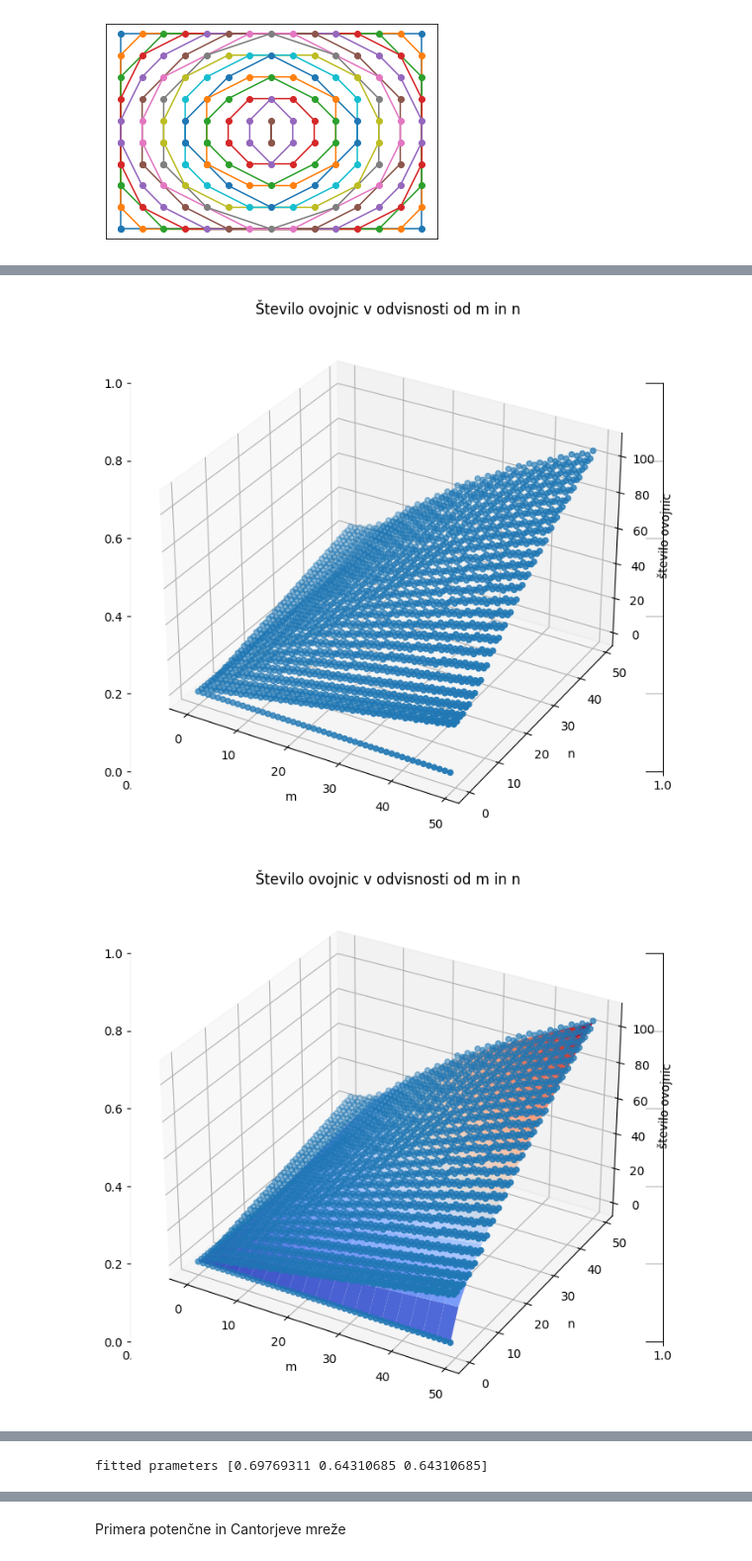
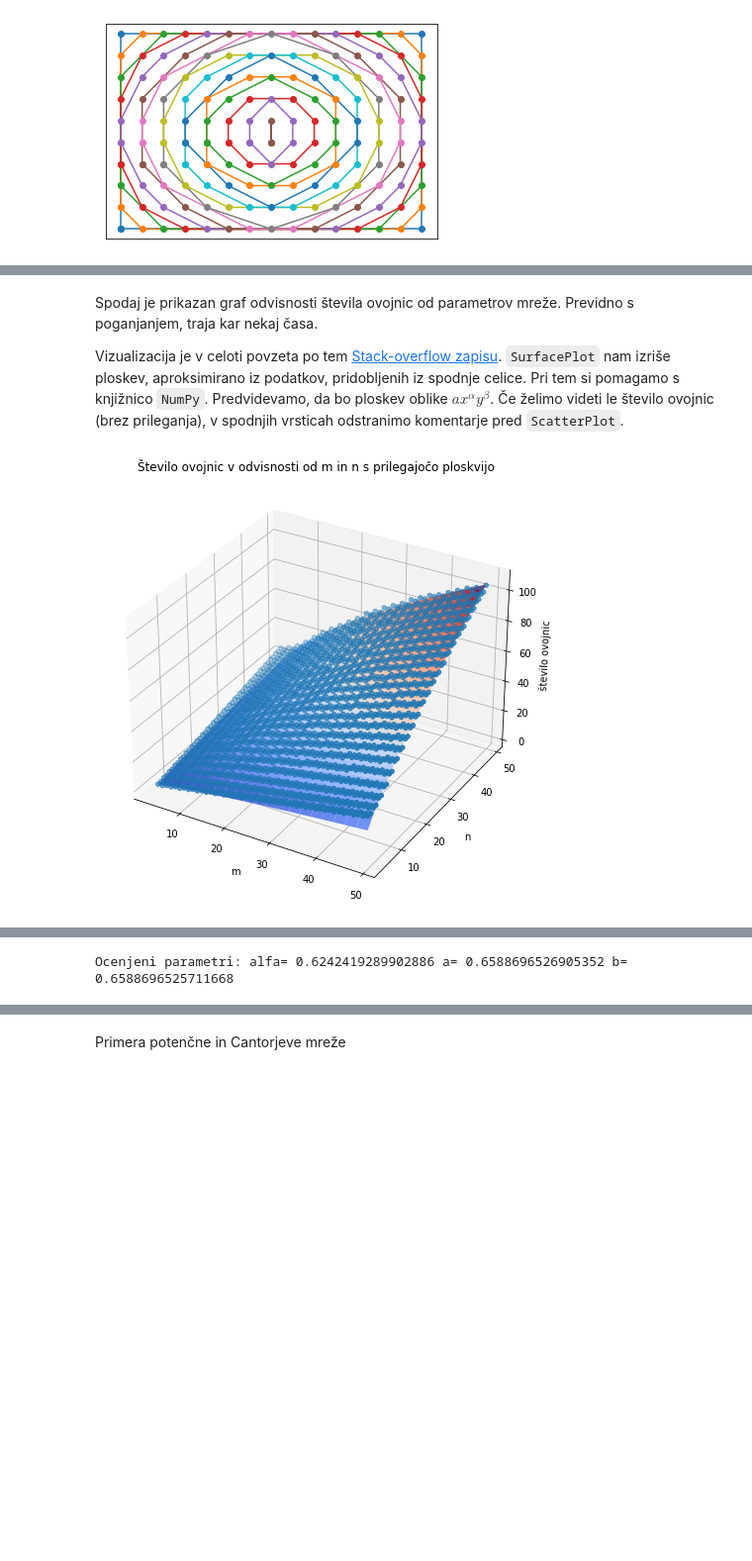
Before and after one commit to mitja-mandic/grid-peeling, a Jupyter notebook: vizualizacija.ipynb, the cells around one changed output, grey strips where cells are left out. Shown: that part at 99% size. Cells and saved outputs as stored; diff of their text form; code cells hidden in the pictures; blank space fills up the shorter version.

````diff
--- a/vizualizacija.ipynb
+++ b/vizualizacija.ipynb
@@ -63,21 +61,21 @@ Spodaj je prikazan graf odvisnosti števila ovojnic od parametrov mreže. Previd
+# %% [markdown]
+Spodaj je prikazan graf odvisnosti števila ovojnic od parametrov mreže. Previdno s poganjanjem, traja kar nekaj časa.
+
+Vizualizacija je v celoti povzeta po tem [Stack-overflow zapisu](https://stackoverflow.com/questions/53506257/fitting-3d-data?noredirect=1&lq=1). ```SurfacePlot``` nam izriše ploskev, aproksimirano iz podatkov, pridobljenih iz spodnje celice. Pri tem si pomagamo s knjižnico ```NumPy```. Predvidevamo, da bo ploskev oblike $ax^{\alpha}y^{\beta}$. Če želimo videti le število ovojnic (brez prileganja), v spodnjih vrsticah odstranimo komentarje pred ```ScatterPlot```.
 # %%
 sez_x = []
 sez_y = []
 sez_z = []
-for i in range(50):
-    for j in range(50):
+for i in range(3,50):
+    for j in range(3,50):
         st = grid_peel_graham(enakomerna_mreza(i,j))
         sez_x.append(i)
         sez_y.append(j)
         sez_z.append(len(st[1]))
 # %%
-graphWidth = 800 # units are pixels
-graphHeight = 600 # units are pixels
+def SurfacePlot(func, data, fittedParameters):
+    f = plt.figure(figsize=(8.0, 6.0))#, dpi=100)
 
-def SurfacePlot(func, data, fittedParameters):
-    f = plt.figure(figsize=(graphWidth/100.0, graphHeight/100.0), dpi=100)
-
-    plt.grid(True)
     axes = Axes3D(f)
 
     x_data = data[0]
@@ -94,7 +92,7 @@ def SurfacePlot(func, data, fittedParameters):
 
     axes.scatter(x_data, y_data, z_data) # show data along with plotted surface
 
-    axes.set_title('Število ovojnic v odvisnosti od m in n')
+    axes.set_title('Število ovojnic v odvisnosti od m in n s prilegajočo ploskvijo')
     axes.set_xlabel('m')
     axes.set_ylabel('n')
     axes.set_zlabel('število ovojnic')
@@ -104,9 +102,8 @@ def SurfacePlot(func, data, fittedParameters):
     plt.close('all') # clean up after using pyplot or else thaere can be memory and process problems
 
 def ScatterPlot(data):
-    f = plt.figure(figsize=(graphWidth/100.0, graphHeight/100.0), dpi=100)
+    f = plt.figure(figsize=(4.0, 4.0), dpi=100)
 
-    plt.grid(True)
     axes = Axes3D(f)
     x_data = data[0]
     y_data = data[1]
@@ -116,36 +113,34 @@ def ScatterPlot(data):
 
     axes.set_title('Število ovojnic v odvisnosti od m in n')
     axes.set_xlabel('m')
     axes.set_ylabel('n')
     axes.set_zlabel('število ovojnic')
 
     #plt.savefig("slike/mxn_3d_tocke_fit.jpg",bbox_inches='tight', dpi=300)
     plt.show()
     plt.close('all') # clean up after using pyplot or else thaere can be memory and process problems
 
 def func(data, a, alpha, beta):
     x = data[0]
     y = data[1]
     return a * (x**alpha) * (y**beta)
 
 if __name__ == "__main__":
     xData = np.array(sez_x)
     yData = np.array(sez_y)
     zData = np.array(sez_z)
 
     data = [xData, yData, zData]
 
     initialParameters = [1.0, 1.0, 1.0] # these are the same as scipy default values in this example
 
     # here a non-linear surface fit is made with scipy's curve_fit()
-    fittedParameters, pcov = scipy.optimize.curve_fit(func, [xData, yData], zData, p0 = initialParameters)
+    fittedParameters, _ = scipy.optimize.curve_fit(func, [xData, yData], zData, p0 = initialParameters)
 
-    ScatterPlot(data)
+    #ScatterPlot(data)
     SurfacePlot(func, data, fittedParameters)
 
-    print('fitted prameters', fittedParameters)
 
-    modelPredictions = func(data, *fittedParameters)
+    print('Ocenjeni parametri:', 'alfa=', fittedParameters[0], 'a=', fittedParameters[1],'b=',fittedParameters[2])
 # %% [output]
-[figure, old version]
+[figure, new version]
-[figure, removed]
@@ -153 +147 @@ if __name__ == "__main__":
-fitted prameters [0.69769311 0.64310685 0.64310685]
+Ocenjeni parametri: alfa= 0.6242419289902886 a= 0.6588696526905352 b= 0.6588696525711668
````
Also changed, not shown: parts of 13 cells of this notebook.
